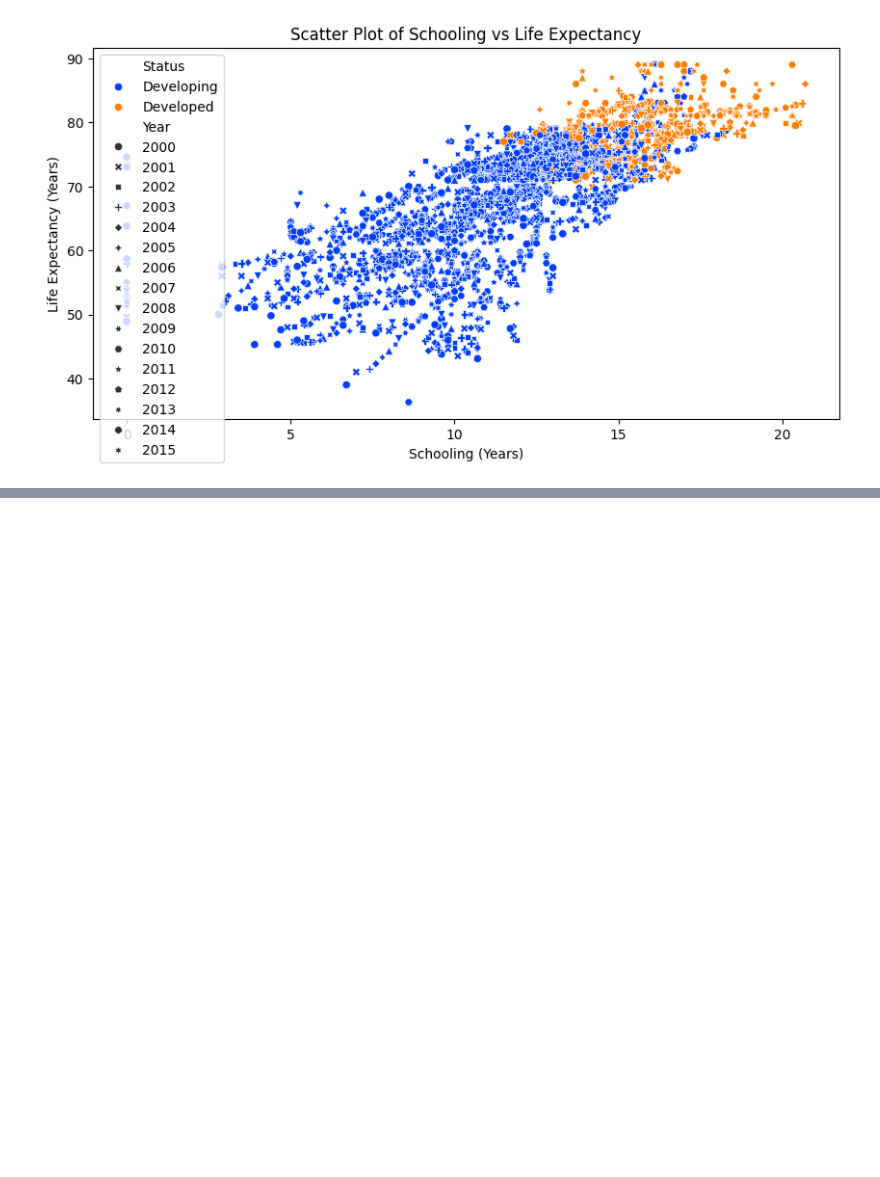
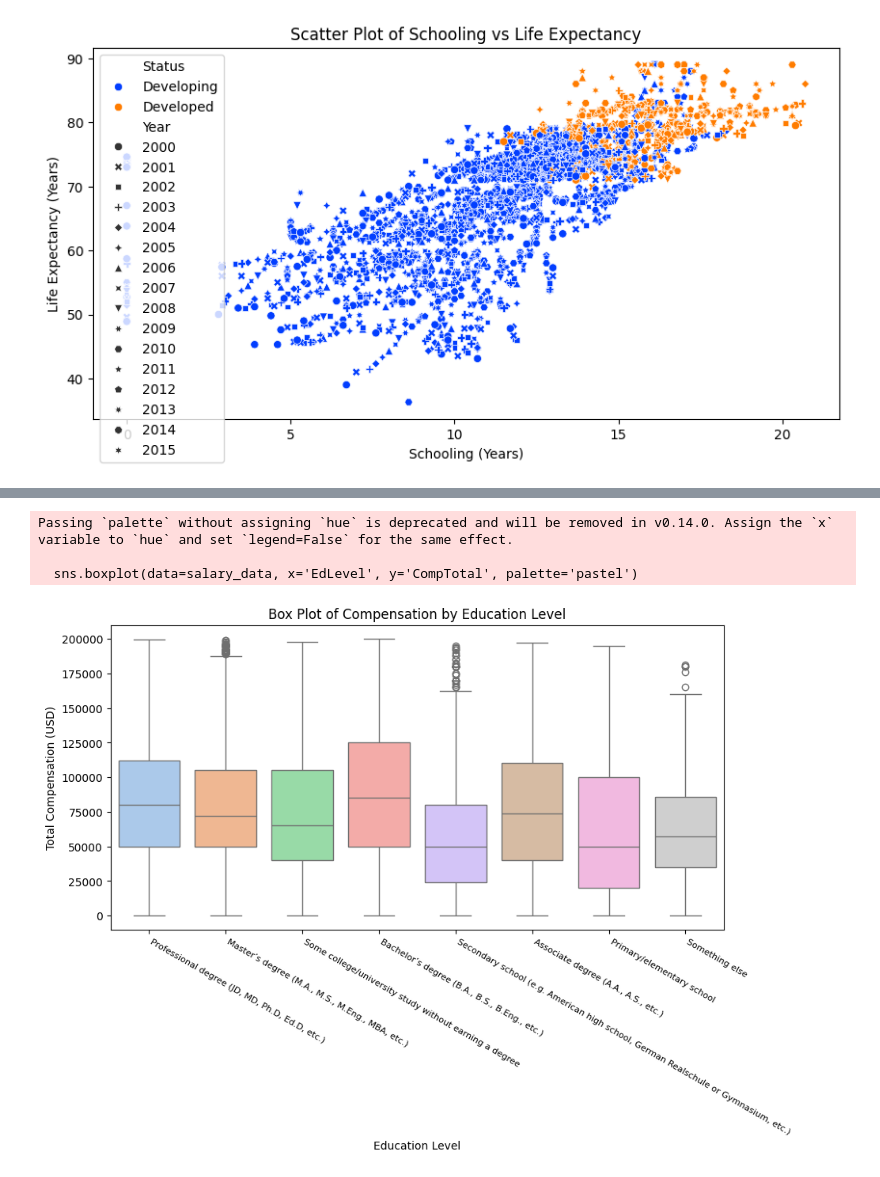
Before and after one commit to 7086600/visualizing_multivariate_relationships_topic, a Jupyter notebook: visualizing_multivariate_relationships_topic.ipynb, the cells around one changed output, grey strips where cells are left out. Saved outputs shown, nothing was run; the diff lists cells and outputs as text; code cells hidden in the pictures; blank space fills up the shorter version.

Commit message:
add data stack-overflow-developer-survey-2024; create boxplot with 2 values; drop values above a 75% percentile

```diff
--- a/visualizing_multivariate_relationships_topic.ipynb
+++ b/visualizing_multivariate_relationships_topic.ipynb
@@ -83,0 +86,3 @@ plt.show()
+# %%
+# load the dataset for boxplots
+salary_data = pd.read_csv('stack-overflow-developer-survey-2024/survey_results_public.csv', sep=',')
@@ -83,0 +109,20 @@ plt.show()
+# %%
+salary_data[salary_data['EdLevel'] == 'Primary/elementary school'].shape
+
+# drop values above a 75% percentile to remove rows with extreme values
+treshold = salary_data['CompTotal'].quantile(0.75)
+salary_data = salary_data[salary_data['CompTotal'] < treshold]
+# %%
+# box plot showing relationship between education and compenstation
+plt.figure(figsize=(10, 5))
+sns.boxplot(data=salary_data, x='EdLevel', y='CompTotal', palette='pastel')
+plt.title('Box Plot of Compensation by Education Level')
+plt.xlabel('Education Level')
+plt.ylabel('Total Compensation (USD)')
+plt.xticks(rotation=-30, ha='left', fontsize=8)
+plt.show()
+# %% [output]
+Passing `palette` without assigning `hue` is deprecated and will be removed in v0.14.0. Assign the `x` variable to `hue` and set `legend=False` for the same effect.
+
+  sns.boxplot(data=salary_data, x='EdLevel', y='CompTotal', palette='pastel')
+[figure, added]
```
Also changed, not shown: parts of 4 cells of this notebook, 3 other files.
